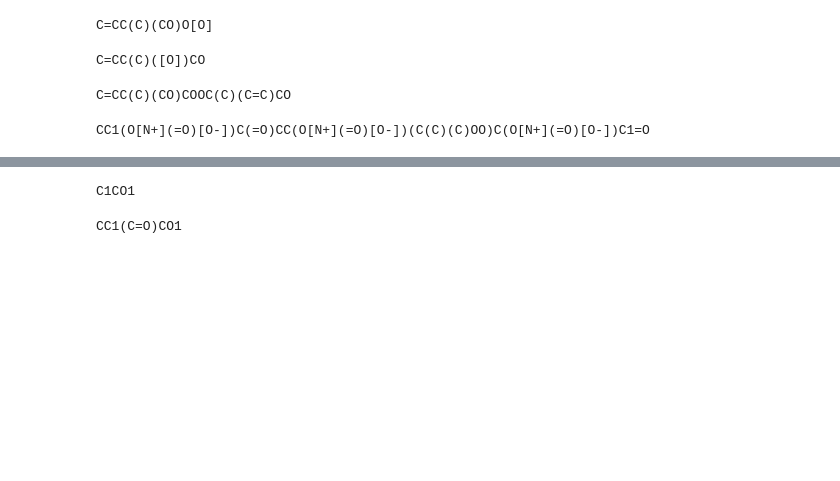
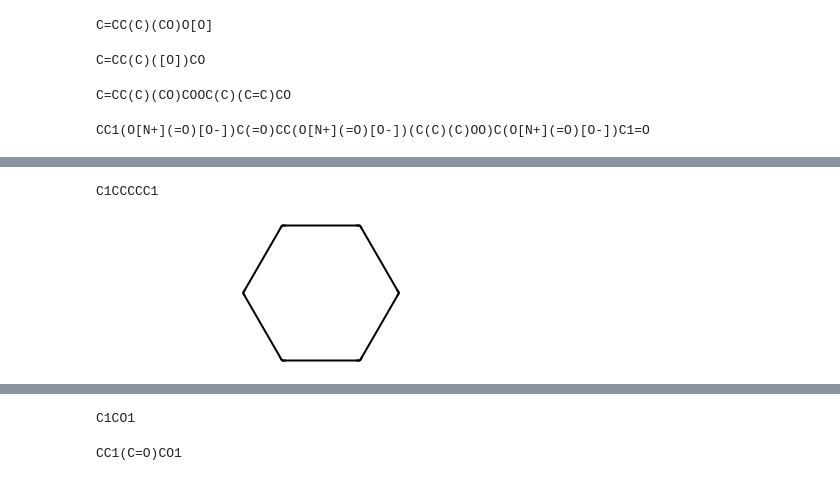
Before and after one commit to kuulia/DiffEIMS, a Jupyter notebook: notebooks/testing.ipynb, the cells around one changed output, grey strips where cells are left out. Cells and saved outputs as stored; diff of their text form; code cells hidden in the pictures; blank space fills up the shorter version.

```diff
--- a/notebooks/testing.ipynb
+++ b/notebooks/testing.ipynb
@@ -194,0 +200,14 @@ CC(=O)C1CC(=O)C(C)(OO)C(OO)C1
+# %%
+# gecko_102756 CC(=O)C1CC(=O)C(C)(OO)C(OO)C1
+mol2 = Chem.MolFromSmiles('C1CCCCC1')
+drawer = rdMolDraw2D.MolDraw2DSVG(300, 200)
+rdMolDraw2D.PrepareAndDrawMolecule(drawer, mol2)
+drawer.FinishDrawing()
+svg = drawer.GetDrawingText()
+with open("figs/gecko_102756_frag_hex.svg", "w") as f:
+    f.write(svg)
+print(Chem.MolToSmiles(mol2))
+mol2
+# %% [output]
+C1CCCCC1
+[figure, added]
```
Also changed, not shown: parts of 19 cells of this notebook, 18 other files.
